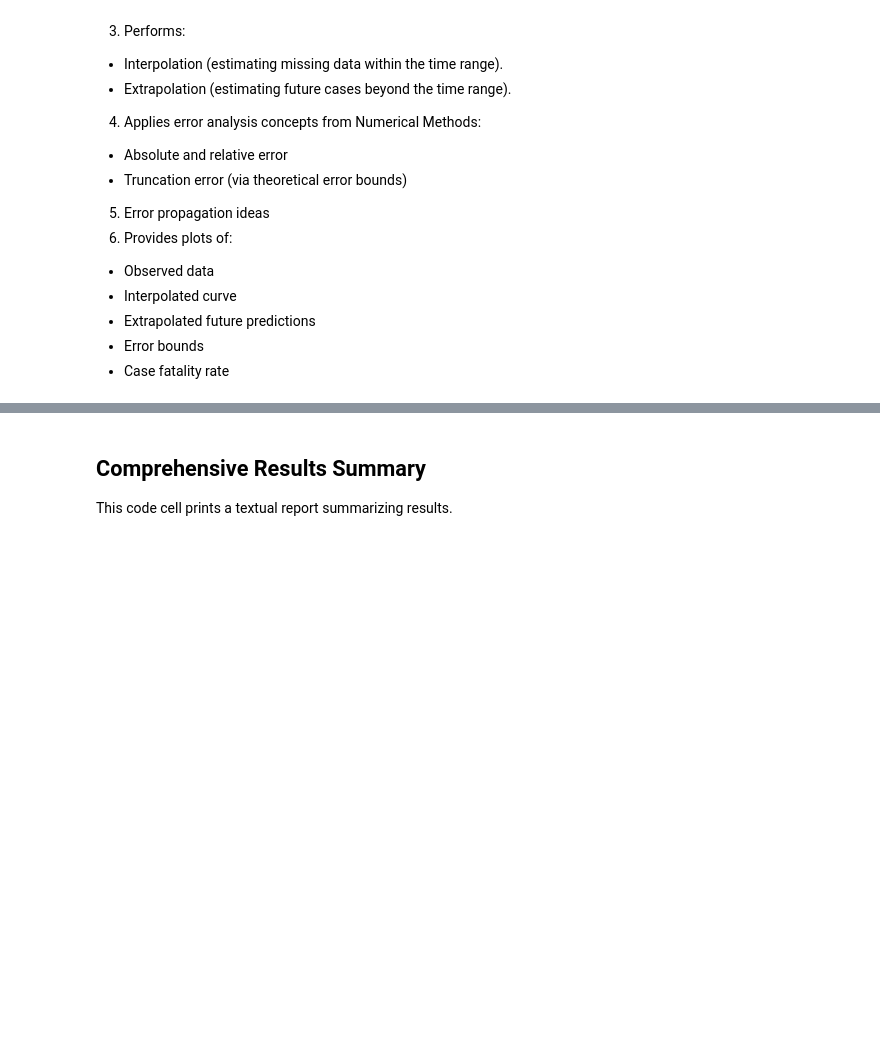
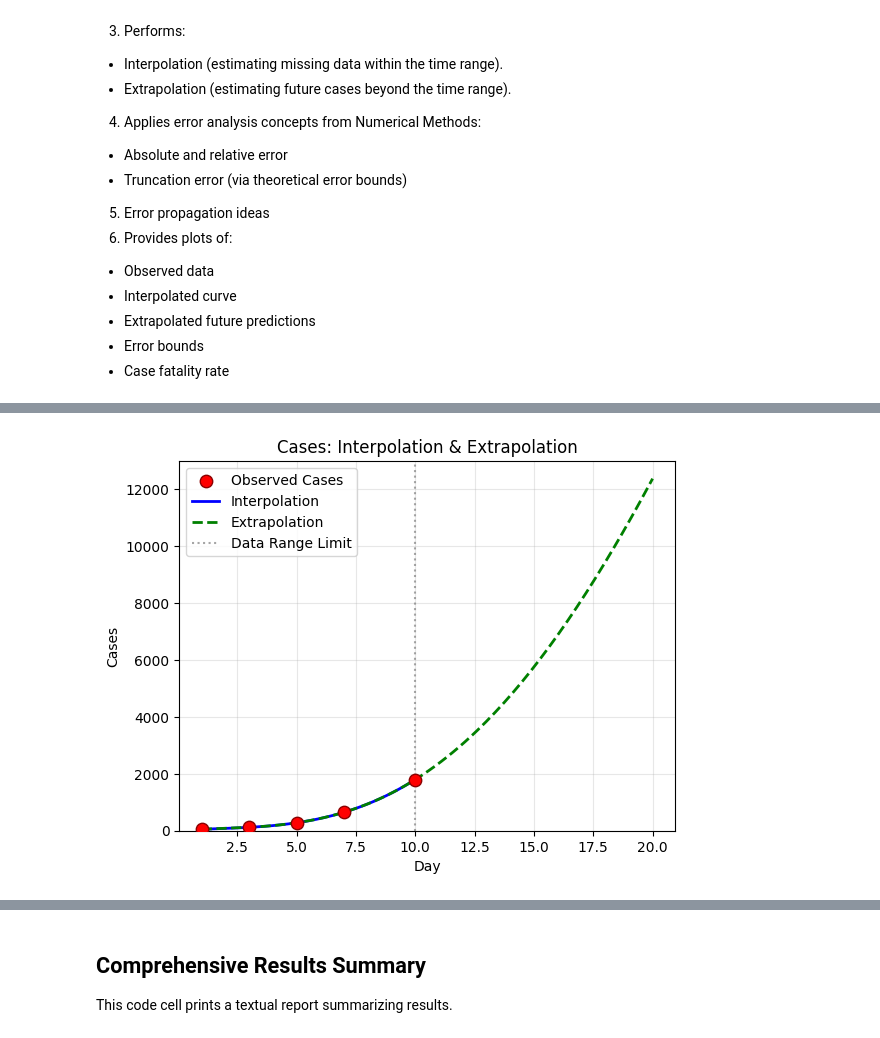
Before and after one commit to jjsnippets/-CPE3108, a Jupyter notebook: outbreak prediction.ipynb, the cells around one changed output, grey strips where cells are left out. Saved outputs shown, nothing was run; the diff lists cells and outputs as text; code cells hidden in the pictures; blank space fills up the shorter version.

```diff
--- a/outbreak prediction.ipynb
+++ b/outbreak prediction.ipynb
@@ -865,0 +446,23 @@ Visualization complete: 4 plots generated.
+# %%
+x_interp = np.linspace(predictor.days.min(), predictor.days.max(), 100)
+x_extrap = np.linspace(predictor.days.min(), 20, 150)
+
+y_interp_cases = predictor.interpolator_cases.evaluate(x_interp)
+y_extrap_cases = predictor.interpolator_cases.evaluate(x_extrap)
+
+plt.scatter(predictor.days, predictor.case_data, color='red', s=80,
+            label='Observed Cases', zorder=5, edgecolors='darkred')
+plt.plot(x_interp, y_interp_cases, 'b-', linewidth=2, label='Interpolation')
+plt.plot(x_extrap, y_extrap_cases, 'g--', linewidth=2, label='Extrapolation')
+plt.axvline(predictor.days.max(), color='gray', linestyle=':', alpha=0.7,
+            label='Data Range Limit')
+plt.xlabel('Day')
+plt.ylabel('Cases')
+plt.title('Cases: Interpolation & Extrapolation')
+plt.grid(True, alpha=0.3)
+plt.legend()
+plt.ylim(bottom=0)
+
+plt.show()
+# %% [output]
+[figure, added]
```
Also changed, not shown: parts of 39 cells of this notebook, 1 other file.
